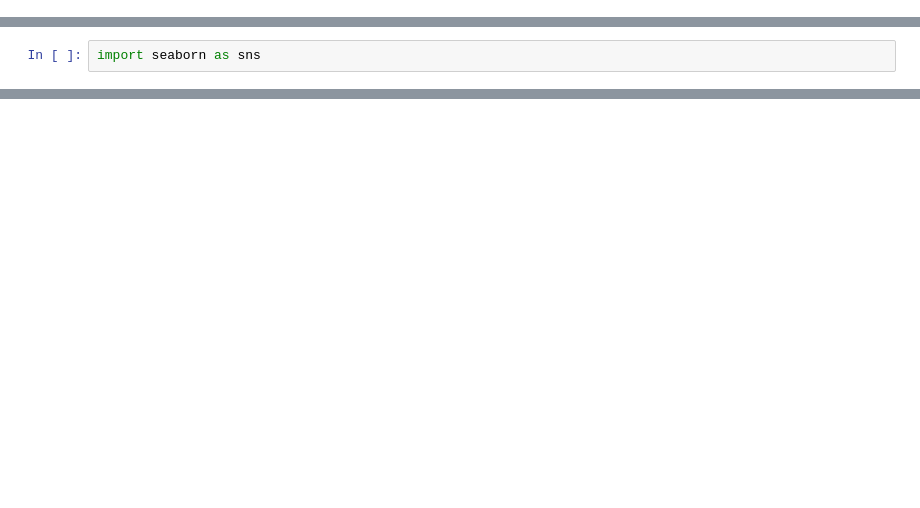
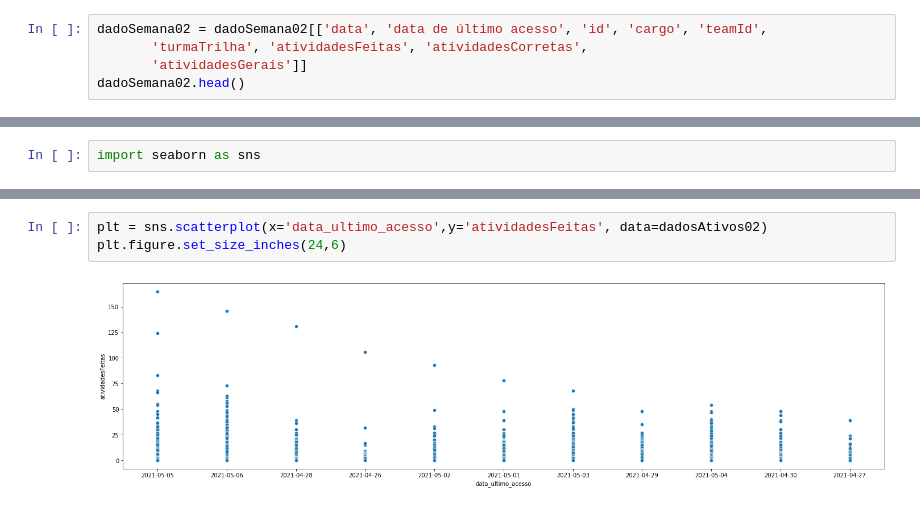
Before and after one commit to marcelopaludetto/aulao-datascience, a Jupyter notebook: aulaoDataScience.ipynb, the cells around one changed output, grey strips where cells are left out. Saved outputs shown, nothing was run; the diff lists cells and outputs as text; blank space fills up the shorter version.

```diff
--- a/aulaoDataScience.ipynb
+++ b/aulaoDataScience.ipynb
@@ -27,0 +20,5 @@ Index(['data', 'data de último acesso', 'id', 'email', 'cargo', 'teamId',
+# %%
+dadoSemana02 = dadoSemana02[['data', 'data de último acesso', 'id', 'cargo', 'teamId',
+       'turmaTrilha', 'atividadesFeitas', 'atividadesCorretas',
+       'atividadesGerais']]
+dadoSemana02.head()
@@ -65,0 +54,5 @@ SyntaxError: ignored
+# %%
+plt = sns.scatterplot(x='data_ultimo_acesso',y='atividadesFeitas', data=dadosAtivos02)
+plt.figure.set_size_inches(24,6)
+# %% [output]
+[figure, added]
```
Also changed, not shown: parts of 30 cells of this notebook.
